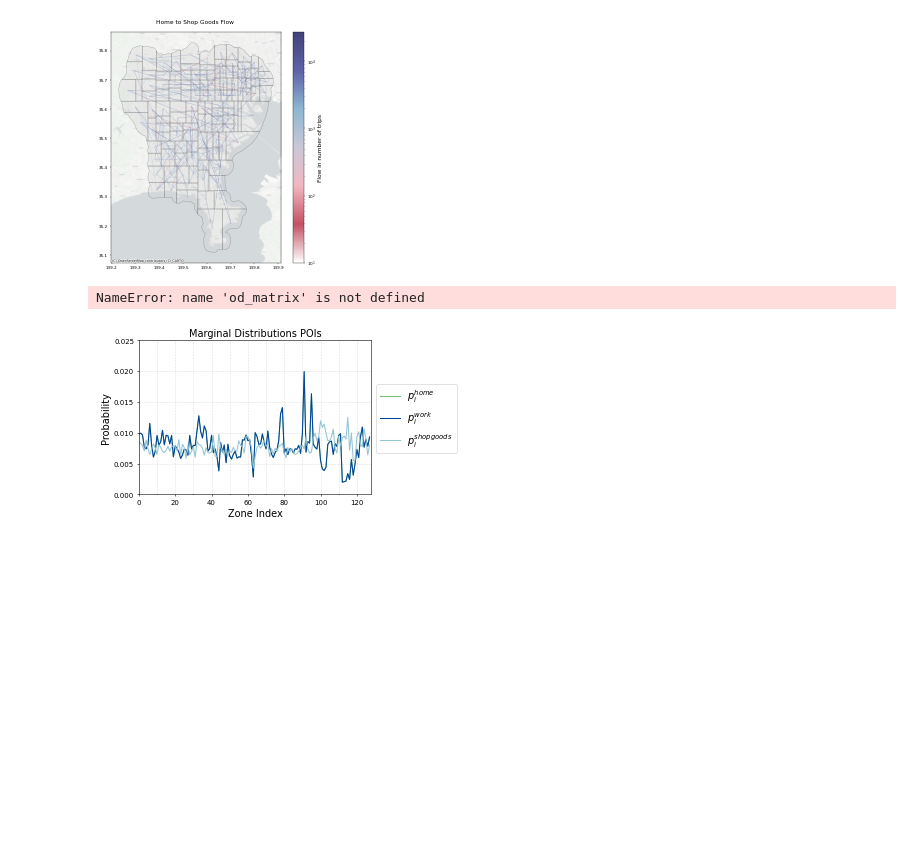
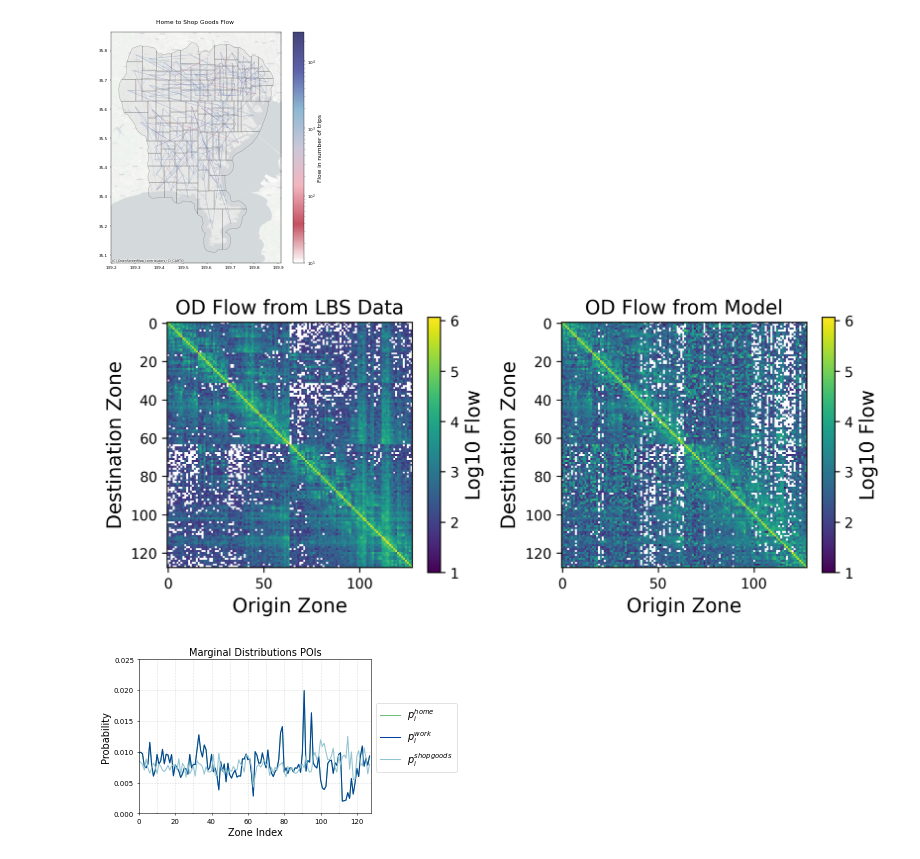
Before and after one commit to caoalbert/TAZ, a Jupyter notebook: model.ipynb, the cells around one changed output. Cells and saved outputs as stored; diff of their text form; code cells hidden in the pictures; blank space fills up the shorter version.

```diff
--- a/model.ipynb
+++ b/model.ipynb
@@ -60,2 +81,7 @@ od.columns = ['origin', 'destination', 'flow']
+# %%
+od['start_binary_subdivision_id'] = od['start_binary_subdivision_id'] // 2 // 2 // 2 // 2 // 2
+od['end_binary_subdivision_id'] = od['end_binary_subdivision_id'] // 2 // 2 // 2 // 2 // 2
+od = od.groupby(['start_binary_subdivision_id', 'end_binary_subdivision_id']).size().reset_index()
+od.columns = ['origin', 'destination', 'flow']
 # %%
 inflow = od.groupby('destination')['flow'].sum().reset_index()
@@ -63,2 +88,4 @@ outflow = od.groupby('origin')['flow'].sum().reset_index()
 # %% [markdown]
 ### Load activity chains data
+# %%
+df = pd.read_parquet("data/activity_postprocessed.parquet")
@@ -65 +95,21 @@ outflow = od.groupby('origin')['flow'].sum().reset_index()
+# %%
+activity_seq = {
+    'HOME': 1, 'WORK': 2, 'SCHOOL': 3, 'CHILDCARE': 4, 'BUYGOODS': 5, 'SERVICES': 6,
+    'EATOUT': 7, 'ERRANDS': 8, 'RECREATION': 9, 'EXERCISE': 10, 'VISIT': 11, 'HEALTHCARE': 12,
+    'RELIGIOUS': 13, 'SOMETHINGELSE': 14, 'PORTAL': 15, 'TRANSPORTATION': 16
+}
+def mapper(x):
+    return activity_seq[x]
+df['act_type'] = df['act_type'].apply(mapper)
+def map_to_hour_of_day(x):
+    x = (x / 4) % 24
+    if (x >=7) & (x < 11):
+        return 'AM'
+    elif (x >= 11) & (x < 17):
+        return 'MD'
+    elif (x >= 17) & (x < 23):
+        return 'PM'
+    else:
+        return 'RD'
+df['hour_of_day'] = df['start_timestep'].apply(map_to_hour_of_day)
 # %%
@@ -163,4 +203,6 @@ df_grouped_select = df_grouped.sort_values('count', ascending=False).head(9)
 # %%
+sol = np.load('input/sol_228_time/am.npy')
+df_grouped_select = df_grouped.sort_values('count', ascending=False).head(9)
 activity_seq_inv = {v: k for k, v in activity_seq.items()}
 # %%
 fig, ax = plt.subplots(figsize=(10, 10), ncols=3, nrows=3, dpi=50)
@@ -251,34 +295,35 @@ ctx.add_basemap(ax, crs='EPSG:4326', source=ctx.providers.CartoDB.Positron, zoom
 # %%
 
 
 vmin = np.log10(10)
 vmax = np.log10(od_matrix).max()
 
 
 # fig, ax = plt.subplots(ncols=2, figsize=(10, 4), dpi=50)
 # cbar = plt.colorbar(ax[0].imshow(np.log10(od_matrix), cmap=cmap, interpolation='nearest'))
 # cbar.set_label('Log10 Flow')
 # cbar = plt.colorbar(ax[1].imshow(np.log10(sol.sum(axis=2)), cmap=cmap, interpolation='nearest'))
 # ax[0].set(xlabel='Origin Zone', ylabel='Destination Zone', title='OD Flow from LBS Data');
 # ax[1].set(xlabel='Origin Zone', ylabel='Destination Zone', title='OD Flow from Model');
-fig, ax = plt.subplots(ncols=2, figsize=(10, 4), dpi=50)
+fig, ax = plt.subplots(ncols=2, figsize=(8, 4), dpi=300)
 
 # Use the same color scale for both plots
 im1 = ax[0].imshow(np.log10(od_matrix), cmap='viridis', vmin=vmin, vmax=vmax, interpolation='nearest')
 im2 = ax[1].imshow(np.log10(sol.sum(axis=2)), cmap='viridis', vmin=vmin, vmax=vmax, interpolation='nearest')
 
 # Add a single shared colorbar
-fig.colorbar(im1, ax=ax[1], location='right', label='Log10 Flow')
+cbar = fig.colorbar(im1, ax=ax[1], location='right', label='Log10 Flow', shrink=0.7)
+cbar = fig.colorbar(im2, ax=ax[0], location='right', label='Log10 Flow', shrink=0.7)
 
 # Set labels and titles
 ax[0].set(xlabel='Origin Zone', ylabel='Destination Zone', title='OD Flow from LBS Data')
 ax[1].set(xlabel='Origin Zone', ylabel='Destination Zone', title='OD Flow from Model')
 
 # Show plot
 plt.tight_layout()
 plt.show()
 # %% [output]
-NameError: name 'od_matrix' is not defined
+[figure, added]
 # %%
 marginal_home = sol[:,:,0].sum(axis=1)
 marginal_home = marginal_home / marginal_home.sum()
```
Also changed, not shown: parts of 36 cells of this notebook, 4 other files.
